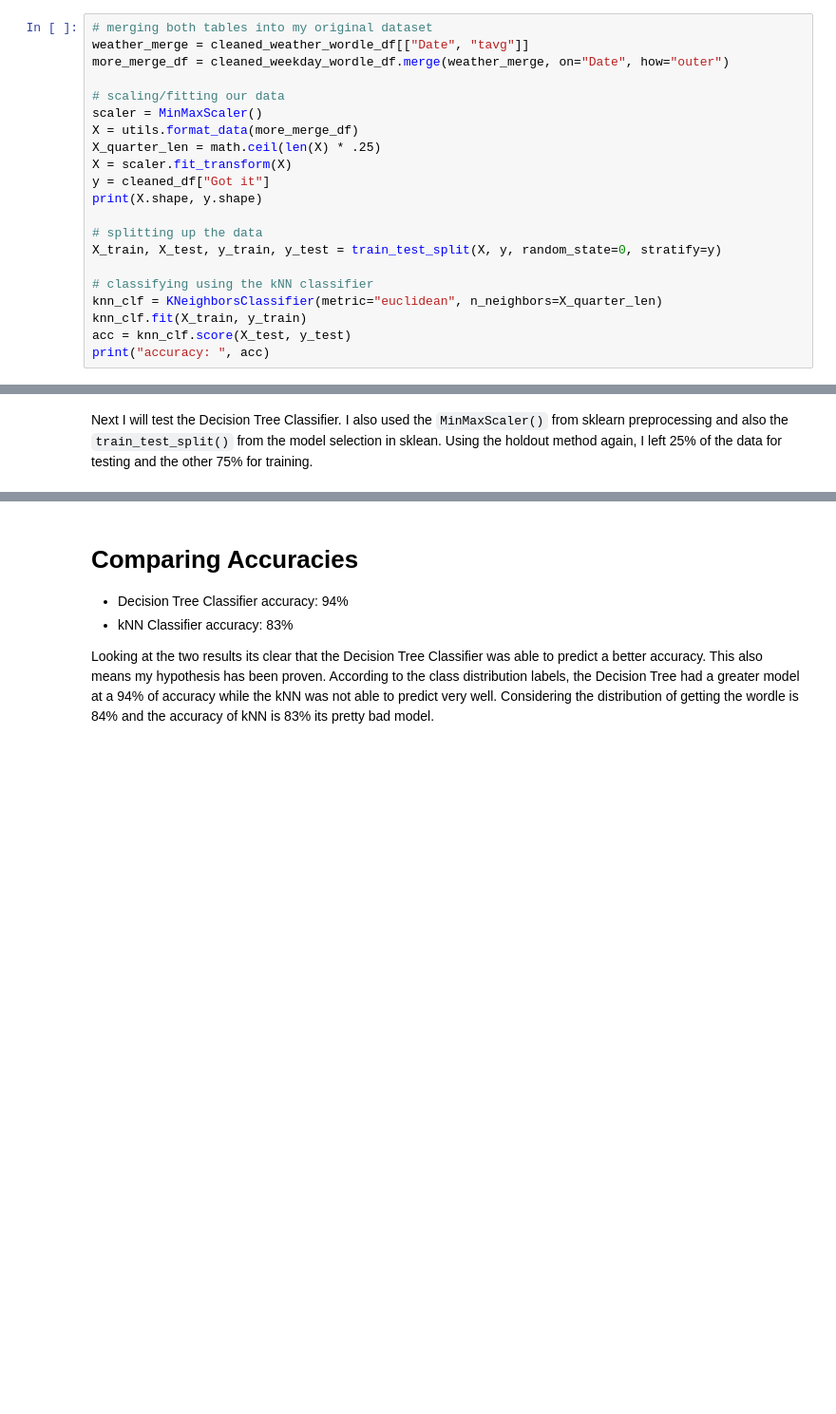
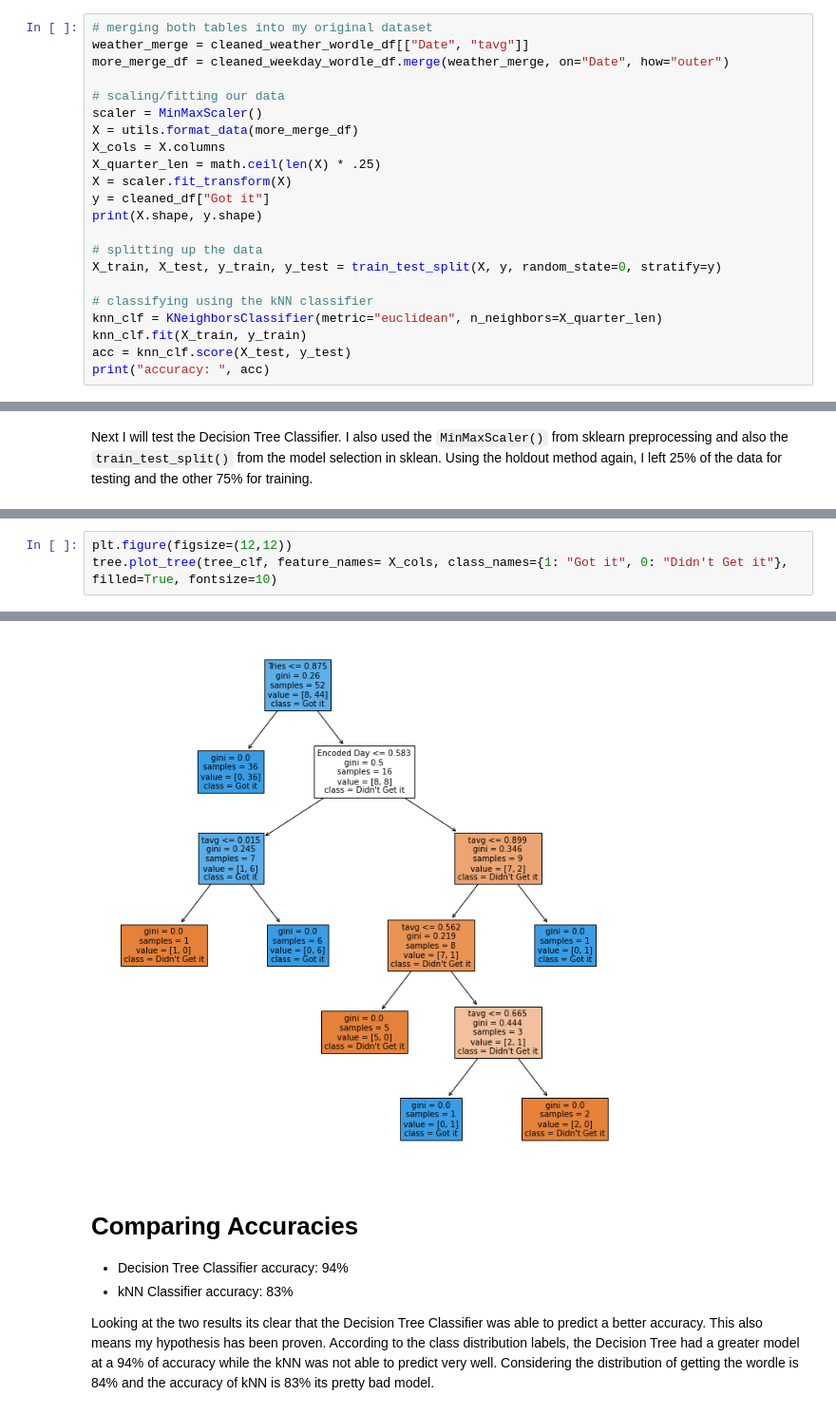
Before and after one commit to Lauren-N/CPSC222-Final-Project, a Jupyter notebook: my_project.ipynb, the cells around one changed output, grey strips where cells are left out. Shown at 95% size. Saved outputs shown, nothing was run; the diff lists cells and outputs as text; blank space fills up the shorter version.

```diff
--- a/my_project.ipynb
+++ b/my_project.ipynb
@@ -263,6 +264,7 @@ more_merge_df = cleaned_weekday_wordle_df.merge(weather_merge, on="Date", how="o
 # scaling/fitting our data
 scaler = MinMaxScaler()
 X = utils.format_data(more_merge_df)
+X_cols = X.columns
 X_quarter_len = math.ceil(len(X) * .25)
 X = scaler.fit_transform(X)
 y = cleaned_df["Got it"]
@@ -292 +293,5 @@ print("accuracy: ", acc)
 accuracy:  0.9444444444444444
+# %%
+plt.figure(figsize=(12,12))
+tree.plot_tree(tree_clf, feature_names= X_cols, class_names={1: "Got it", 0: "Didn't Get it"}, filled=True, fontsize=10)
+# %% [output]
@@ -293,3 +311,4 @@ accuracy:  0.9444444444444444
+[figure, added]
 # %% [markdown]
 # **Comparing Accuracies**
 * Decision Tree Classifier accuracy: 94%
```
Also changed, not shown: parts of 3 cells of this notebook, 1 other file.
